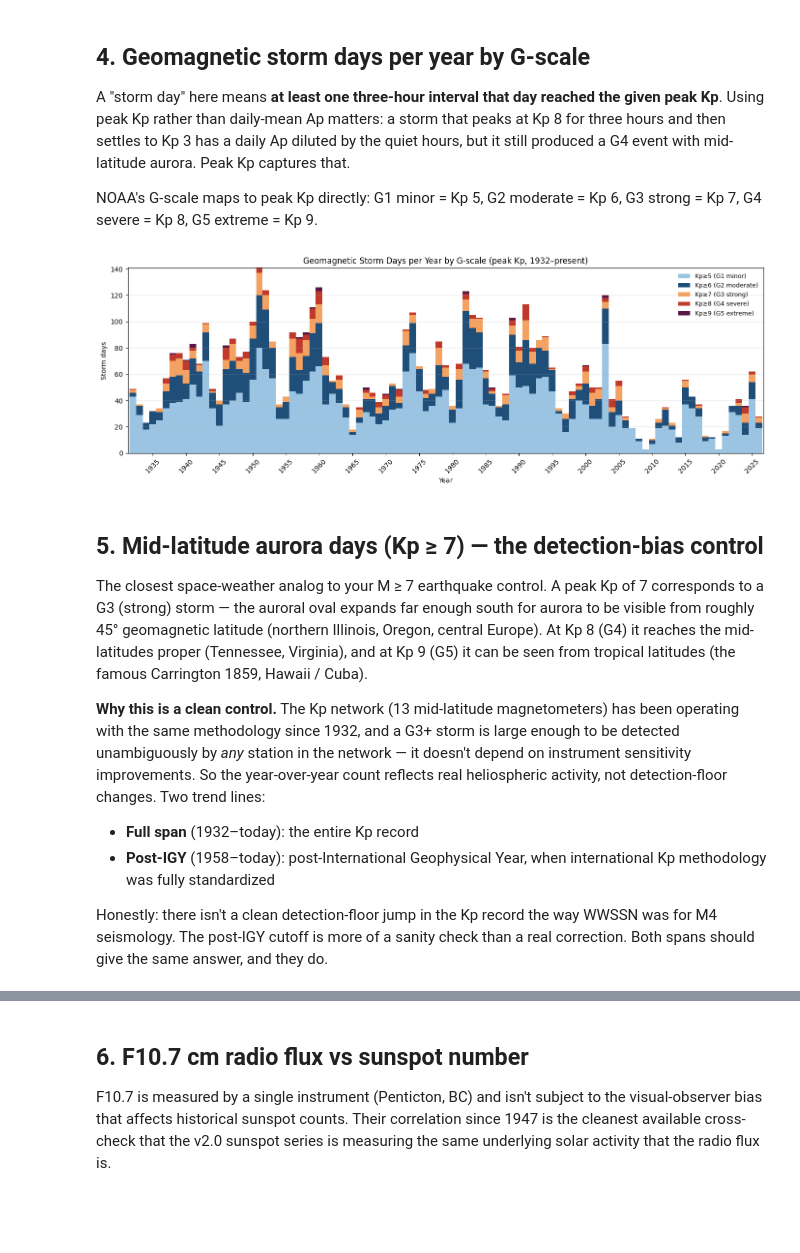
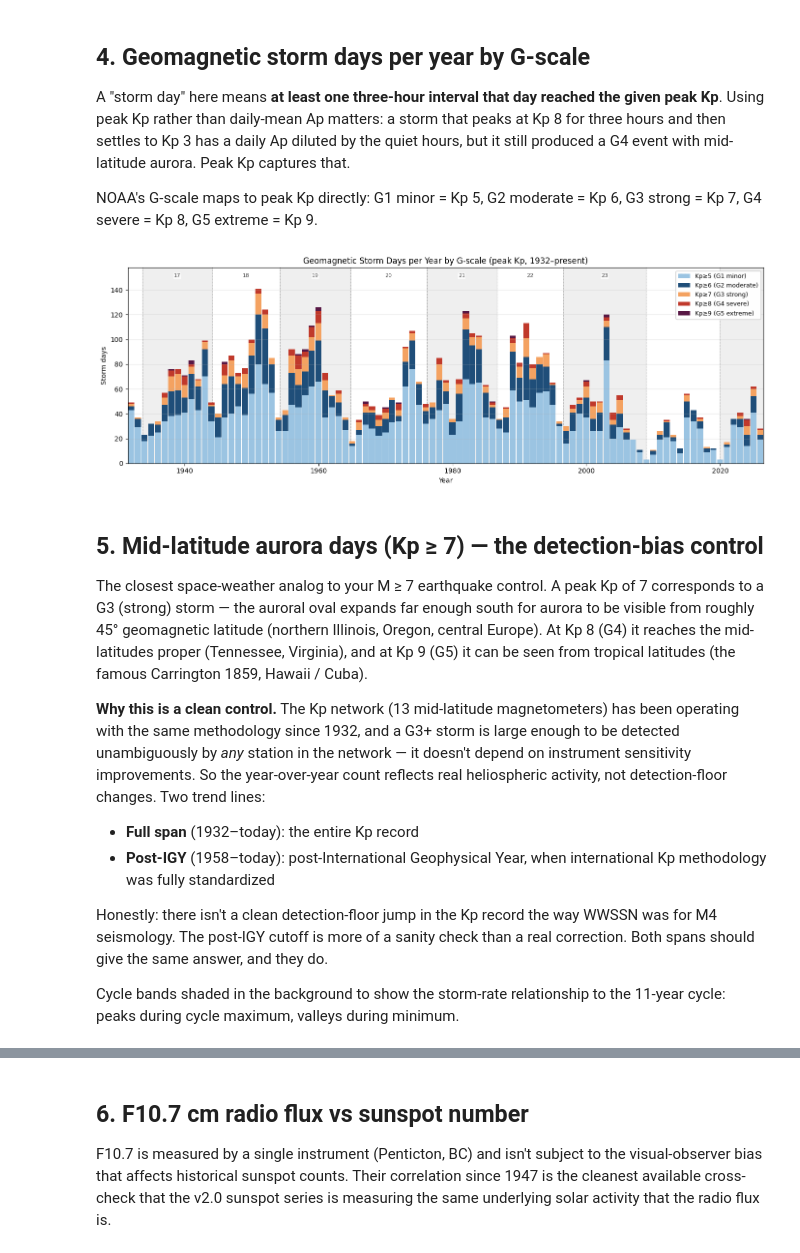
Before and after one commit to Biblejustin/spaceweather, a Jupyter notebook: spaceweather.ipynb, the cells around one changed output, grey strips where cells are left out. Cells and saved outputs as stored; diff of their text form; code cells hidden in the pictures; blank space fills up the shorter version.

```diff
--- a/spaceweather.ipynb
+++ b/spaceweather.ipynb
@@ -172,33 +238,37 @@ G3 strong = Kp 7, G4 severe = Kp 8, G5 extreme = Kp 9.
 # %%
 g = gfz[gfz["kp_max"] >= 0].copy()
 years = g.index.year
 
 bands = {
     "Kp≥5 (G1 minor)":   ((g["kp_max"] >= 5) & (g["kp_max"] < 6)).groupby(years).sum(),
     "Kp≥6 (G2 moderate)":((g["kp_max"] >= 6) & (g["kp_max"] < 7)).groupby(years).sum(),
     "Kp≥7 (G3 strong)":  ((g["kp_max"] >= 7) & (g["kp_max"] < 8)).groupby(years).sum(),
     "Kp≥8 (G4 severe)":  ((g["kp_max"] >= 8) & (g["kp_max"] < 9)).groupby(years).sum(),
     "Kp≥9 (G5 extreme)": (g["kp_max"] >= 9).groupby(years).sum(),
 }
 band_df = pd.DataFrame(bands)
+band_years = band_df.index.values
 
 fig, ax = plt.subplots(figsize=(14, 5))
-band_df.plot(kind="bar", stacked=True, ax=ax, width=1.0,
-             color=["#9bc4e2", "#1f4e79", "#f4a261", "#c0392b", "#581845"])
+bottom = np.zeros(len(band_df))
+band_colors = ["#9bc4e2", "#1f4e79", "#f4a261", "#c0392b", "#581845"]
+for (name, color) in zip(band_df.columns, band_colors):
+    ax.bar(band_years, band_df[name].values, bottom=bottom, width=0.9,
+           color=color, label=name)
+    bottom += band_df[name].values
 ax.set_xlabel("Year")
 ax.set_ylabel("Storm days")
 ax.set_title("Geomagnetic Storm Days per Year by G-scale (peak Kp, 1932–present)")
-ax.legend(loc="upper right", frameon=False, fontsize=9)
+ax.legend(loc="upper right", frameon=True, fontsize=9, framealpha=0.95)
 ax.grid(True, axis="y", alpha=0.3)
-# Show every 5th year tick to avoid overcrowding
-ticks = [i for i, y in enumerate(band_df.index) if y % 5 == 0]
-ax.set_xticks(ticks)
-ax.set_xticklabels([band_df.index[i] for i in ticks], rotation=45)
+ax.set_xlim(band_years.min() - 0.5, band_years.max() + 0.5)
+ax.set_ylim(0, band_df.sum(axis=1).max() * 1.12)
+annotate_cycles(ax, x_kind="year")
 fig.tight_layout()
 fig.savefig(FIG_DIR / "04_storm_days_by_band.png", dpi=140)
 plt.show()
 # %% [output]
-[figure, old version]
+[figure, new version]
 # %% [markdown]
 ## 5. Mid-latitude aurora days (Kp ≥ 7) — the detection-bias control
 
@@ -223,6 +293,9 @@ detection-floor changes. Two trend lines:
 Honestly: there isn't a clean detection-floor jump in the Kp record the way
 WWSSN was for M4 seismology. The post-IGY cutoff is more of a sanity check
 than a real correction. Both spans should give the same answer, and they do.
+
+Cycle bands shaded in the background to show the storm-rate relationship to
+the 11-year cycle: peaks during cycle maximum, valleys during minimum.
 # %%
 # Yearly count of days where peak Kp ≥ 7 (G3 strong or worse).
 storm_yearly = (g["kp_max"] >= 7).groupby(years).sum()
```
Also changed, not shown: parts of 6 cells of this notebook, 4 other files.
